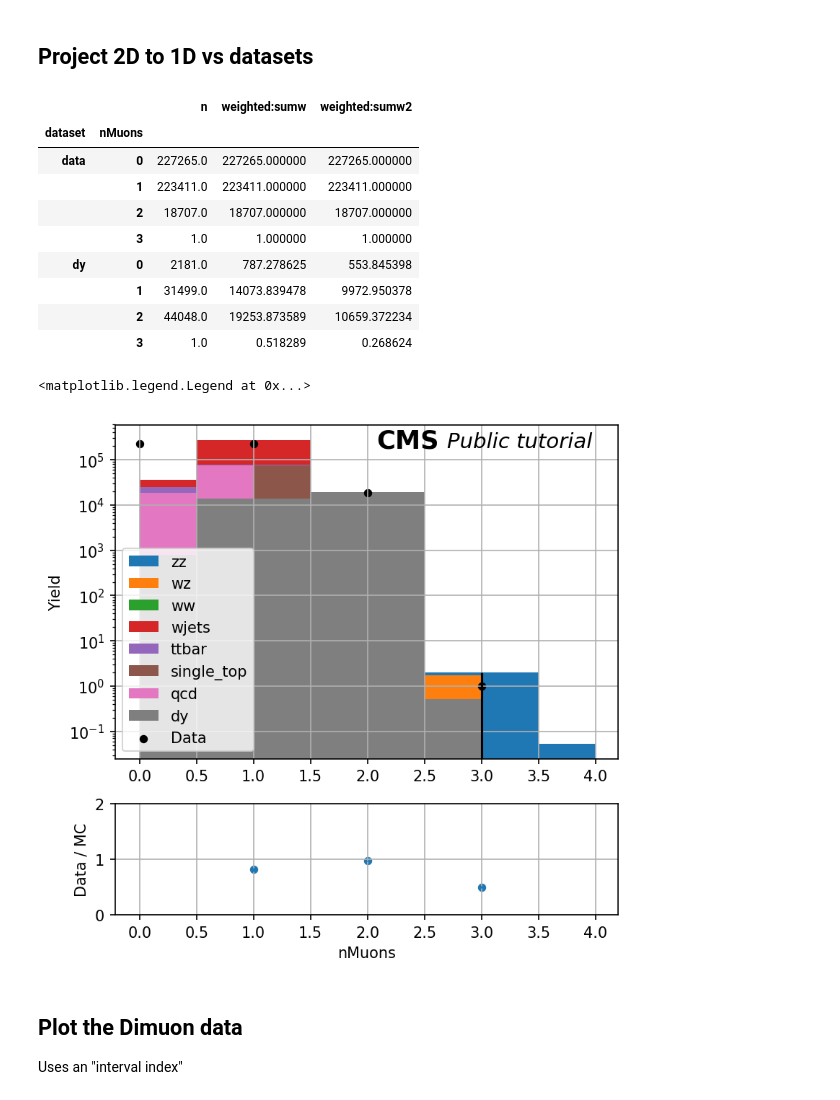
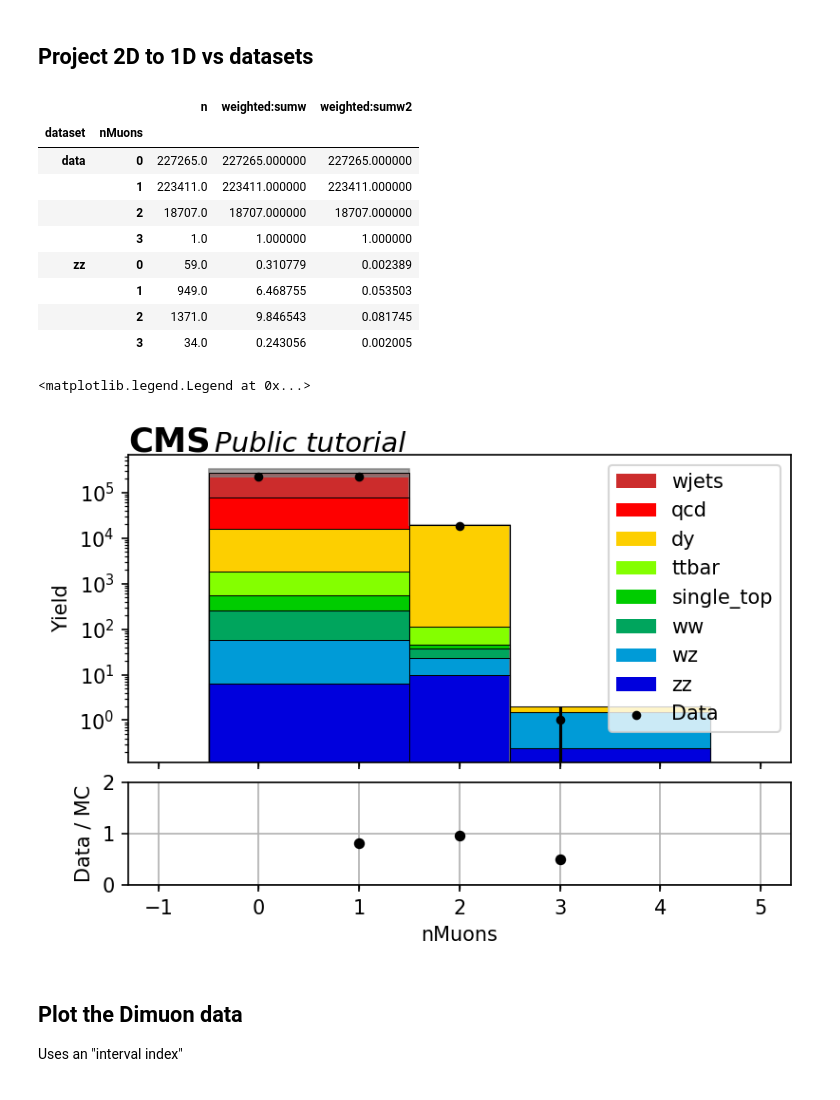
Before and after one commit to FAST-HEP/FAST_cms_public_tutorial, a Jupyter notebook: fast-plotter_plot_results.ipynb, the cells around one changed output. Cells and saved outputs as stored; diff of their text form; code cells hidden in the pictures.

```diff
--- a/fast-plotter_plot_results.ipynb
+++ b/fast-plotter_plot_results.ipynb
@@ -12,7 +7,7 @@ import fast_plotter.utils as fst
 import fast_plotter.plotting as fst_plt
 # %%
 from pylab import rcParams
-rcParams['figure.figsize'] = 6, 6
+rcParams['figure.figsize'] = 6, 4
 rcParams['figure.dpi'] = 150
 # %% [markdown]
 ## Load in the data
@@ -48,0 +48,5 @@ muons.head(10)
+# %%
+# Sort the datasets so that the largest overall contribution comes first
+# making the stacking easier to read in log scale (and unchanged in linear)
+muons = fst.order_datasets(muons,"sum-ascending", values="weighted:sumw")
+muons.groupby(level=0, sort=False).nth(0)
@@ -58,21 +77,21 @@ muons_1d.head(8)
 |  | 1 | 223411.0 | 223411.000000 | 223411.000000 |
 |  | 2 | 18707.0 | 18707.000000 | 18707.000000 |
 |  | 3 | 1.0 | 1.000000 | 1.000000 |
-| dy | 0 | 2181.0 | 787.278625 | 553.845398 |
-|  | 1 | 31499.0 | 14073.839478 | 9972.950378 |
-|  | 2 | 44048.0 | 19253.873589 | 10659.372234 |
-|  | 3 | 1.0 | 0.518289 | 0.268624 |
+| zz | 0 | 59.0 | 0.310779 | 0.002389 |
+|  | 1 | 949.0 | 6.468755 | 0.053503 |
+|  | 2 | 1371.0 | 9.846543 | 0.081745 |
+|  | 3 | 34.0 | 0.243056 | 0.002005 |
 # %%
 main, ratio = fst_plt.plot_1d_many(muons_1d, prefix="weighted")
 
 main.set_yscale("log")
 main.set_ylabel("Yield")
-main.annotate("CMS", (0.52, 0.93), xycoords="axes fraction",fontsize=17, fontweight="bold")
-main.annotate("Public tutorial", (0.66, 0.932), xycoords="axes fraction",fontsize=14, fontstyle="italic")
-main.legend(loc="lower left")
+main.annotate("CMS", (0, 1.01), xycoords="axes fraction",fontsize=17, fontweight="bold")
+main.annotate("Public tutorial", (0.13, 1.01), xycoords="axes fraction",fontsize=14, fontstyle="italic")
+main.legend()
 # %% [output]
 <matplotlib.legend.Legend at 0x...>
-[figure, old version]
+[figure, new version]
 # %% [markdown]
 ## Plot the Dimuon data
 Uses an "interval index"
```
Also changed, not shown: parts of 7 cells of this notebook.
